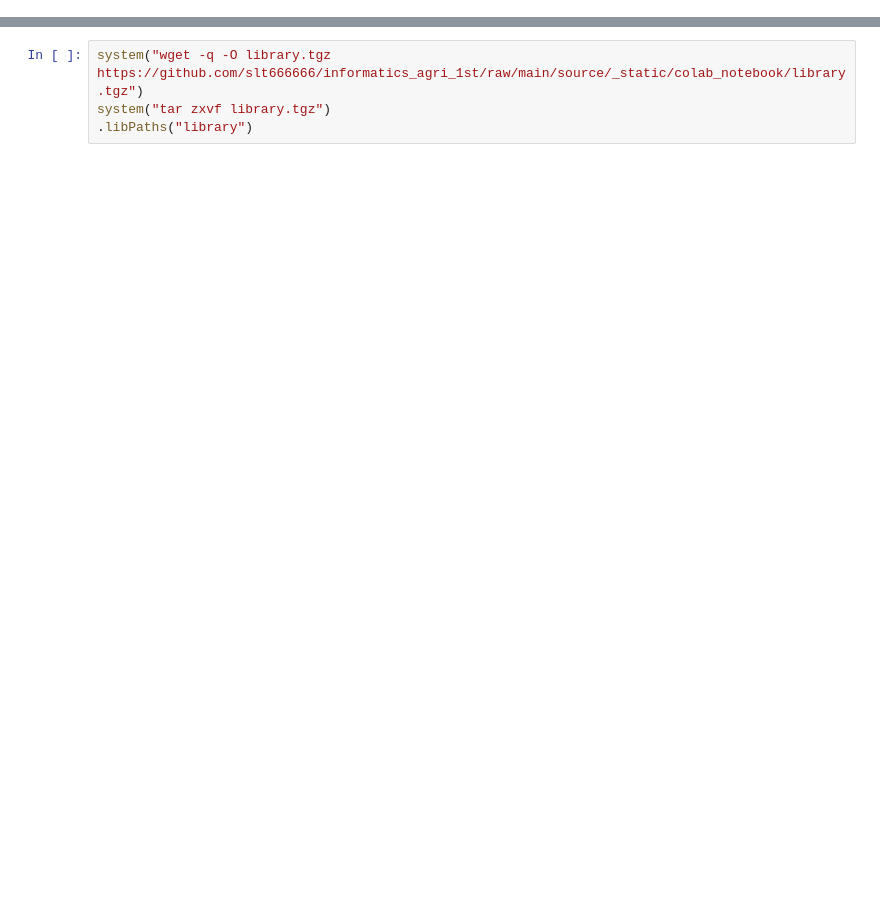
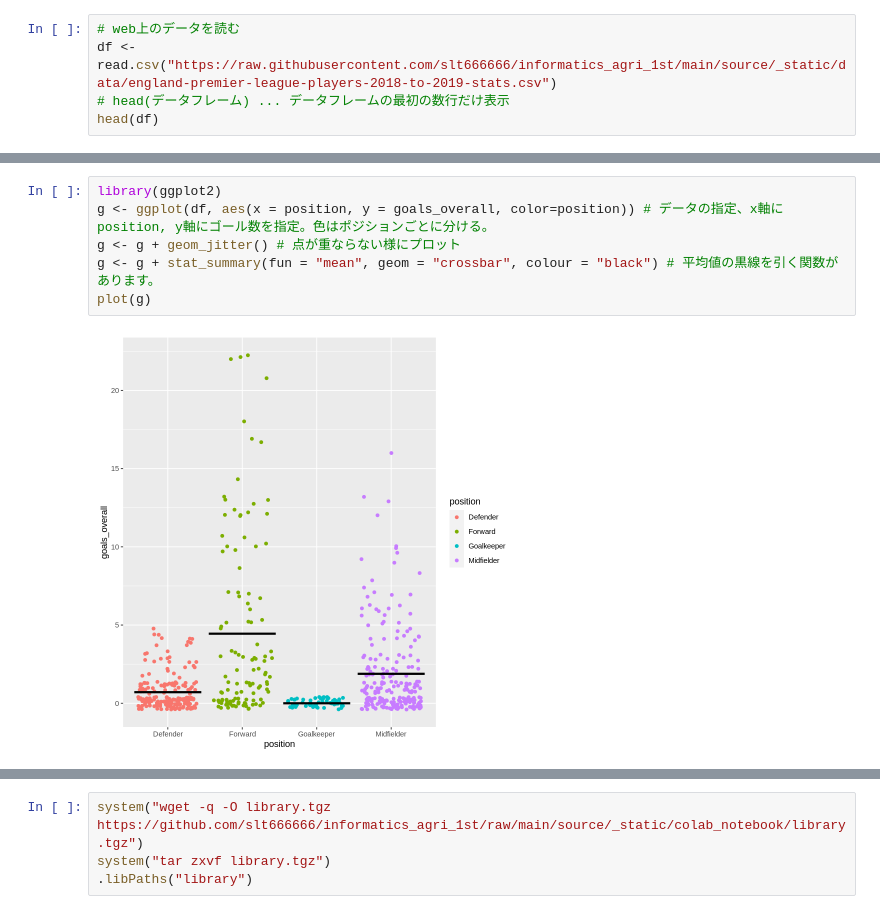
Before and after one commit to slt666666/informatics_agri_1st, a Jupyter notebook: source/_static/colab_notebook/RL04.ipynb, the cells around one changed output, grey strips where cells are left out. Saved outputs shown, nothing was run; the diff lists cells and outputs as text; blank space fills up the shorter version.

```diff
--- a/source/_static/colab_notebook/RL04.ipynb
+++ b/source/_static/colab_notebook/RL04.ipynb
@@ -22,0 +38,5 @@
+# %%
+# web上のデータを読む
+df <- read.csv("https://raw.githubusercontent.com/slt666666/informatics_agri_1st/main/source/_static/data/england-premier-league-players-2018-to-2019-stats.csv")
+# head(データフレーム) ... データフレームの最初の数行だけ表示
+head(df)
@@ -22,0 +75,8 @@
+# %%
+library(ggplot2)
+g <- ggplot(df, aes(x = position, y = goals_overall, color=position)) # データの指定、x軸にposition, y軸にゴール数を指定。色はポジションごとに分ける。
+g <- g + geom_jitter() # 点が重ならない様にプロット
+g <- g + stat_summary(fun = "mean", geom = "crossbar", colour = "black") # 平均値の黒線を引く関数があります。
+plot(g)
+# %% [output]
+[figure, added]
```
Also changed, not shown: parts of 34 cells of this notebook.
